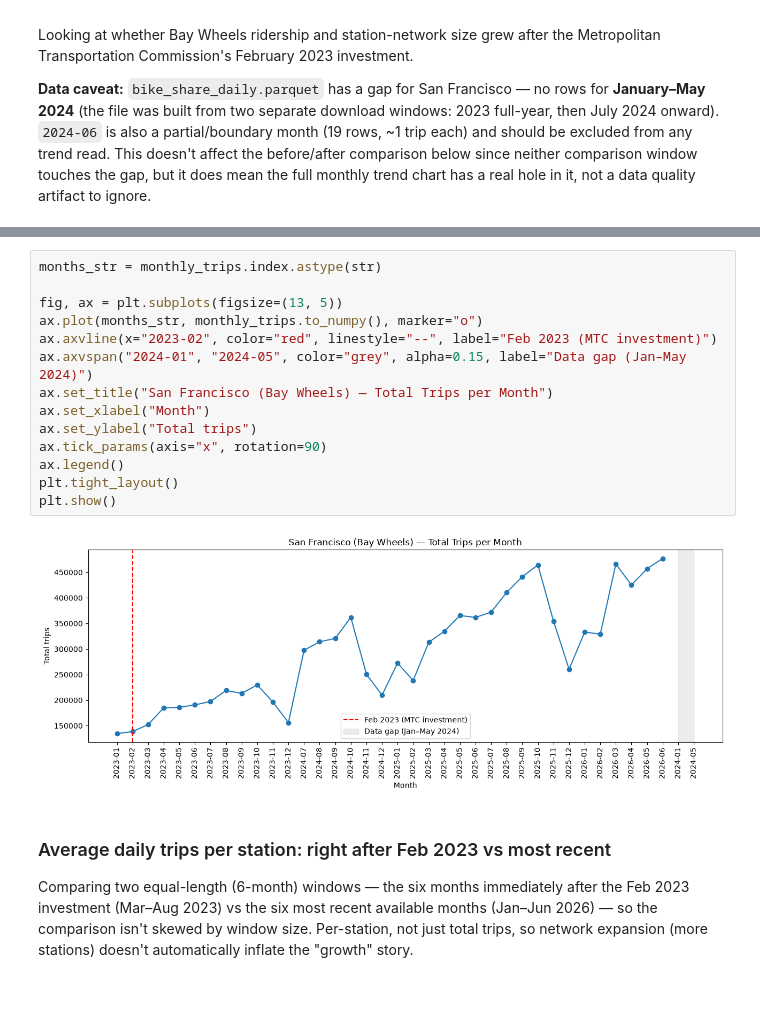
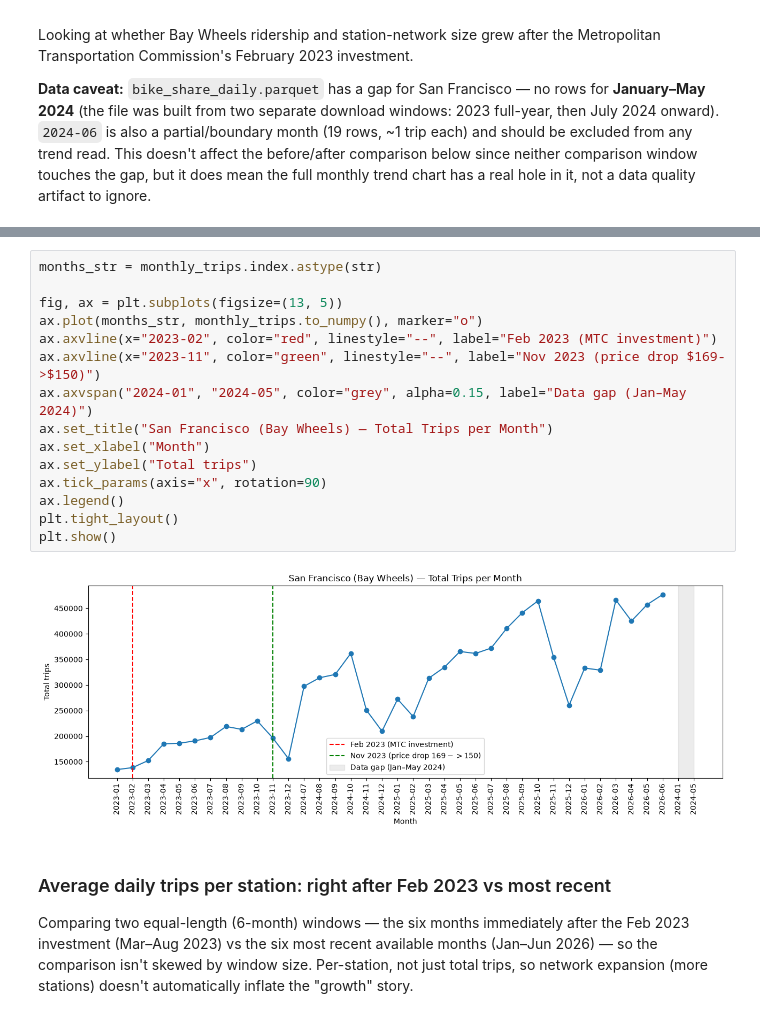
Before and after one commit to jingwenr2/citibike, a Jupyter notebook: notebooks/SF_NYC_Investment_Comparison.ipynb, the cells around one changed output, grey strips where cells are left out. Cells and saved outputs as stored; diff of their text form.

```diff
--- a/notebooks/SF_NYC_Investment_Comparison.ipynb
+++ b/notebooks/SF_NYC_Investment_Comparison.ipynb
@@ -82,19 +81,20 @@ Freq: M, Name: trips, dtype: int64
 # %%
 months_str = monthly_trips.index.astype(str)
 
 fig, ax = plt.subplots(figsize=(13, 5))
 ax.plot(months_str, monthly_trips.to_numpy(), marker="o")
 ax.axvline(x="2023-02", color="red", linestyle="--", label="Feb 2023 (MTC investment)")
+ax.axvline(x="2023-11", color="green", linestyle="--", label="Nov 2023 (price drop $169->$150)")
 ax.axvspan("2024-01", "2024-05", color="grey", alpha=0.15, label="Data gap (Jan–May 2024)")
 ax.set_title("San Francisco (Bay Wheels) — Total Trips per Month")
 ax.set_xlabel("Month")
 ax.set_ylabel("Total trips")
 ax.tick_params(axis="x", rotation=90)
 ax.legend()
 plt.tight_layout()
 plt.show()
 # %% [output]
-[figure, old version]
+[figure, new version]
 # %% [markdown]
 ### Average daily trips per station: right after Feb 2023 vs most recent
 
```
Also changed, not shown: parts of 8 cells of this notebook.
